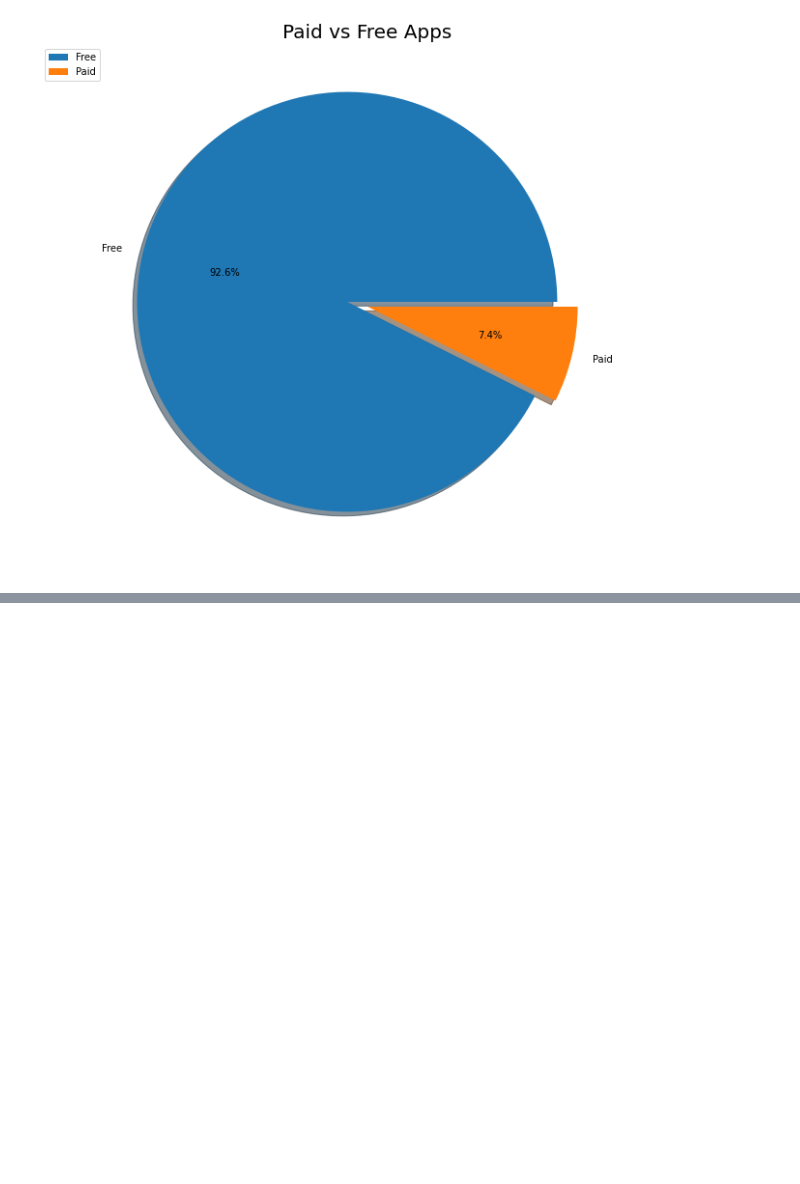
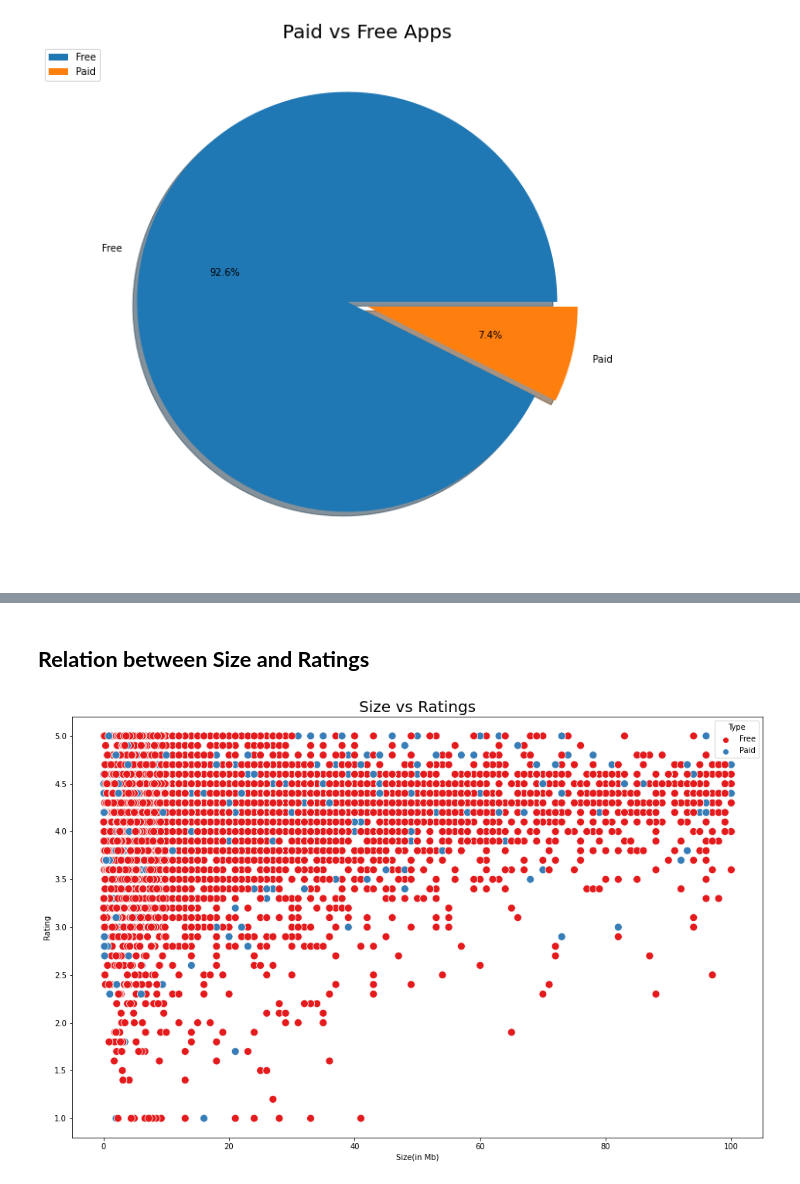
Before and after one commit to amol004/Google-Play-Store-EDA, a Jupyter notebook: Capstone_project_Google_play_store_review_analysis_(EDA)_Notebook_{Amol_Thakur}.ipynb, the cells around one changed output, grey strips where cells are left out. Saved outputs shown, nothing was run; the diff lists cells and outputs as text; code cells hidden in the pictures; blank space fills up the shorter version.

```diff
--- a/Capstone_project_Google_play_store_review_analysis_(EDA)_Notebook_{Amol_Thakur}.ipynb
+++ b/Capstone_project_Google_play_store_review_analysis_(EDA)_Notebook_{Amol_Thakur}.ipynb
@@ -657,0 +707,9 @@ plt.legend(bbox_to_anchor=(0,1)); # adjusting the position of information box
+# %% [markdown]
+## **Relation between Size and Ratings**
+# %%
+# plotting scatter plot for Size vs Ratings
+plt.rcParams['figure.figsize'] = (16,10)
+sns.scatterplot(x='Size(in Mb)', y='Rating', hue='Type', data=play_df, palette='Set1',s=100)
+plt.title('Size vs Ratings',fontsize=20);
+# %% [output]
+[figure, added]
```
Also changed, not shown: parts of 31 cells of this notebook.
